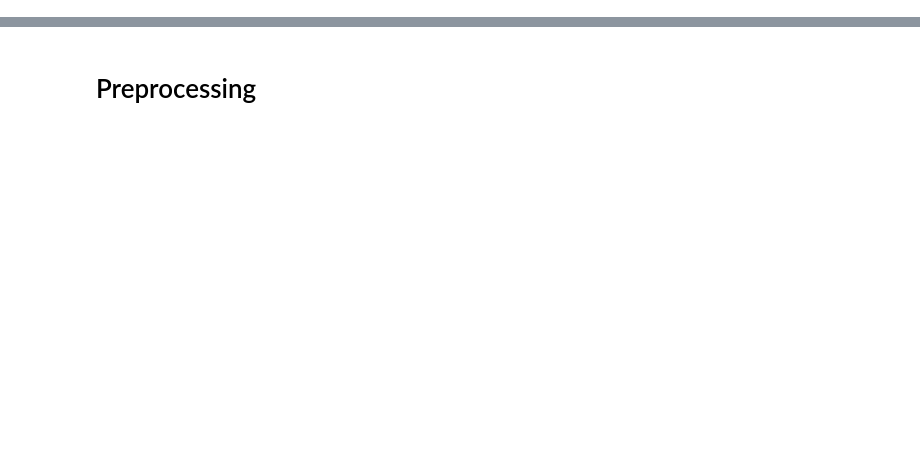
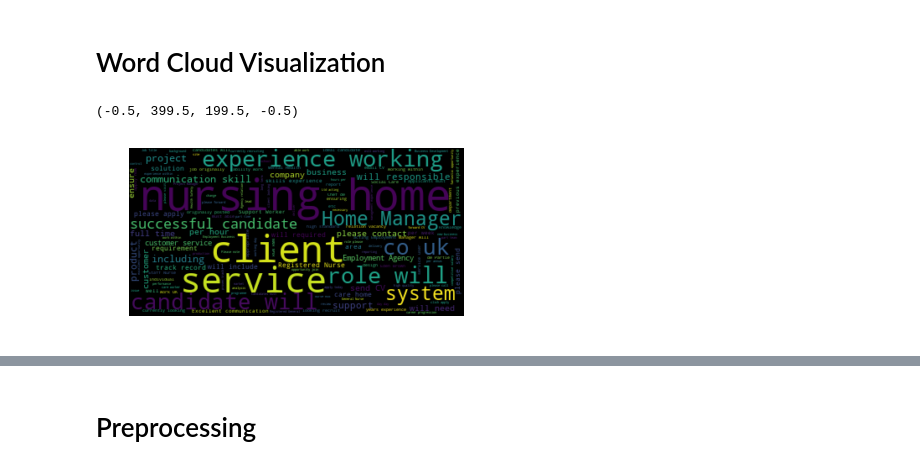
Before and after one commit to Gavin-Whitesitt/Project-2, a Jupyter notebook: Problem #0 Salary.ipynb, the cells around one changed output, grey strips where cells are left out. Saved outputs shown, nothing was run; the diff lists cells and outputs as text; code cells hidden in the pictures; blank space fills up the shorter version.

```diff
--- a/Problem #0 Salary.ipynb
+++ b/Problem #0 Salary.ipynb
@@ -34,3 +39,15 @@ from sklearn.ensemble import BaggingRegressor
 os.chdir(r'C:\Users\gwhit\Downloads\Stat517-master\Data')
 salaryfn = 'salary_uk.csv'
 salary_uk = pd.read_csv(salaryfn)
+# %% [markdown]
+# Word Cloud Visualization
+# %%
+text = salary_uk['FullDescription'].str.cat(sep=' ')
+# %%
+# Generate a word cloud image
+wordcloud = WordCloud().generate(text)
+plt.imshow(wordcloud, interpolation='bilinear')
+plt.axis("off")
+# %% [output]
+(-0.5, 399.5, 199.5, -0.5)
+[figure, added]
```
Also changed, not shown: parts of 52 cells of this notebook.
